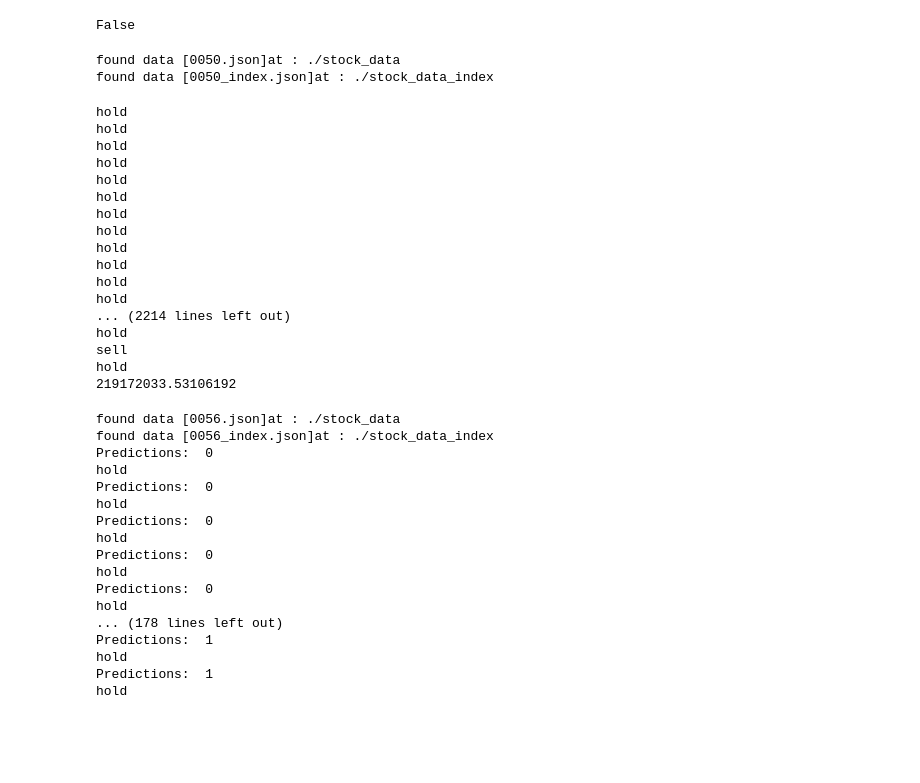
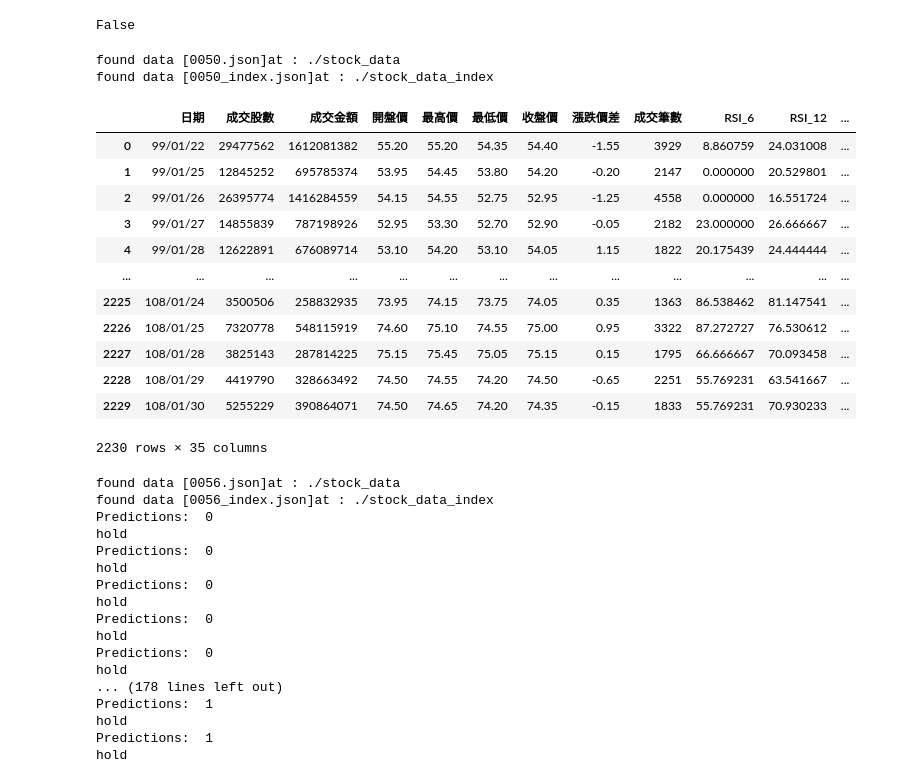
Before and after one commit to Moriarty002/Graphics-in-Finance, a Jupyter notebook: Check.ipynb, the cells around one changed output. Saved outputs shown, nothing was run; the diff lists cells and outputs as text; code cells hidden in the pictures; blank space fills up the shorter version.

Commit message:
Check dir update

```diff
--- a/Check.ipynb
+++ b/Check.ipynb
@@ -18,15 +18,12 @@ class buyer():
     total = fund + stock
     stockcode = '0'
 
-    indexflag=0
     df_raw=pd.DataFrame()
     df_index=pd.DataFrame()
     min_maxdf=pd.DataFrame()
 
     df_index_V2=pd.DataFrame()
     min_maxdf_V2=pd.DataFrame()
-
-
 
     List_ans=np.array(0)
     List_ans_V3=np.array(0)
@@ -35,14 +32,7 @@ class buyer():
 
     def __init__(self,stockcode):
         self.stockcode=stockcode
-        self.df_raw,self.indexflag =Tools.checkCodeInDir(self.stockcode) #檢查是否在檔案中，並取得rawdata
-
-        if(self.indexflag==0):
-            self.df_index=index_generate.stock_index_generator(self.df_raw,self.stockcode)
-        else:
-            PATH_TO_STOCKDATA_INDEX = './stock_data_index/'
-            index_target = stockcode+'_index.json'
-            self.df_index = pd.read_json(PATH_TO_STOCKDATA_INDEX+index_target)
+        self.df_raw,self.df_index =Tools.checkCodeInDir(self.stockcode) #檢查是否在檔案中，並取得rawdata
 
         self.min_maxdf=index_generate.Normalize_pd(self.df_index)# 計算Normalize
 
@@ -173,31 +163,25 @@ class buyer():
             self.holstock(price)
 # %% [output]
 False
-# %%
-Tom=buyer('0050')
-for i in range(Tom.List_ans.size-1):
-    Tom.make_choice(Tom.List_ans_V3[i],float(Tom.List_price[i]))
-print(Tom.total)
-# %% [output]
-found data [0050.json]at : ./stock_data
-found data [0050_index.json]at : ./stock_data_index
-hold
-hold
-hold
-hold
-hold
-hold
-hold
-hold
-hold
-hold
-hold
-hold
-... (2214 lines left out)
-hold
-sell
-hold
-219172033.53106192
+# %%
+Tom=buyer('0050')
+Tom.df_index
+# %% [output]
+found data [0050.json]at : ./stock_data
+found data [0050_index.json]at : ./stock_data_index
+|  | 日期 | 成交股數 | 成交金額 | 開盤價 | 最高價 | 最低價 | 收盤價 | 漲跌價差 | 成交筆數 | RSI_6 | RSI_12 | ... |
+| 0 | 99/01/22 | 29477562 | 1612081382 | 55.20 | 55.20 | 54.35 | 54.40 | -1.55 | 3929 | 8.860759 | 24.031008 | ... |
+| 1 | 99/01/25 | 12845252 | 695785374 | 53.95 | 54.45 | 53.80 | 54.20 | -0.20 | 2147 | 0.000000 | 20.529801 | ... |
+| 2 | 99/01/26 | 26395774 | 1416284559 | 54.15 | 54.55 | 52.75 | 52.95 | -1.25 | 4558 | 0.000000 | 16.551724 | ... |
+| 3 | 99/01/27 | 14855839 | 787198926 | 52.95 | 53.30 | 52.70 | 52.90 | -0.05 | 2182 | 23.000000 | 26.666667 | ... |
+| 4 | 99/01/28 | 12622891 | 676089714 | 53.10 | 54.20 | 53.10 | 54.05 | 1.15 | 1822 | 20.175439 | 24.444444 | ... |
+| ... | ... | ... | ... | ... | ... | ... | ... | ... | ... | ... | ... | ... |
+| 2225 | 108/01/24 | 3500506 | 258832935 | 73.95 | 74.15 | 73.75 | 74.05 | 0.35 | 1363 | 86.538462 | 81.147541 | ... |
+| 2226 | 108/01/25 | 7320778 | 548115919 | 74.60 | 75.10 | 74.55 | 75.00 | 0.95 | 3322 | 87.272727 | 76.530612 | ... |
+| 2227 | 108/01/28 | 3825143 | 287814225 | 75.15 | 75.45 | 75.05 | 75.15 | 0.15 | 1795 | 66.666667 | 70.093458 | ... |
+| 2228 | 108/01/29 | 4419790 | 328663492 | 74.50 | 74.55 | 74.20 | 74.50 | -0.65 | 2251 | 55.769231 | 63.541667 | ... |
+| 2229 | 108/01/30 | 5255229 | 390864071 | 74.50 | 74.65 | 74.20 | 74.35 | -0.15 | 1833 | 55.769231 | 70.930233 | ... |
+2230 rows × 35 columns
 # %%
 # test input get img
 # 毛哥要用的時候
```
Also changed, not shown: 13 other files.
